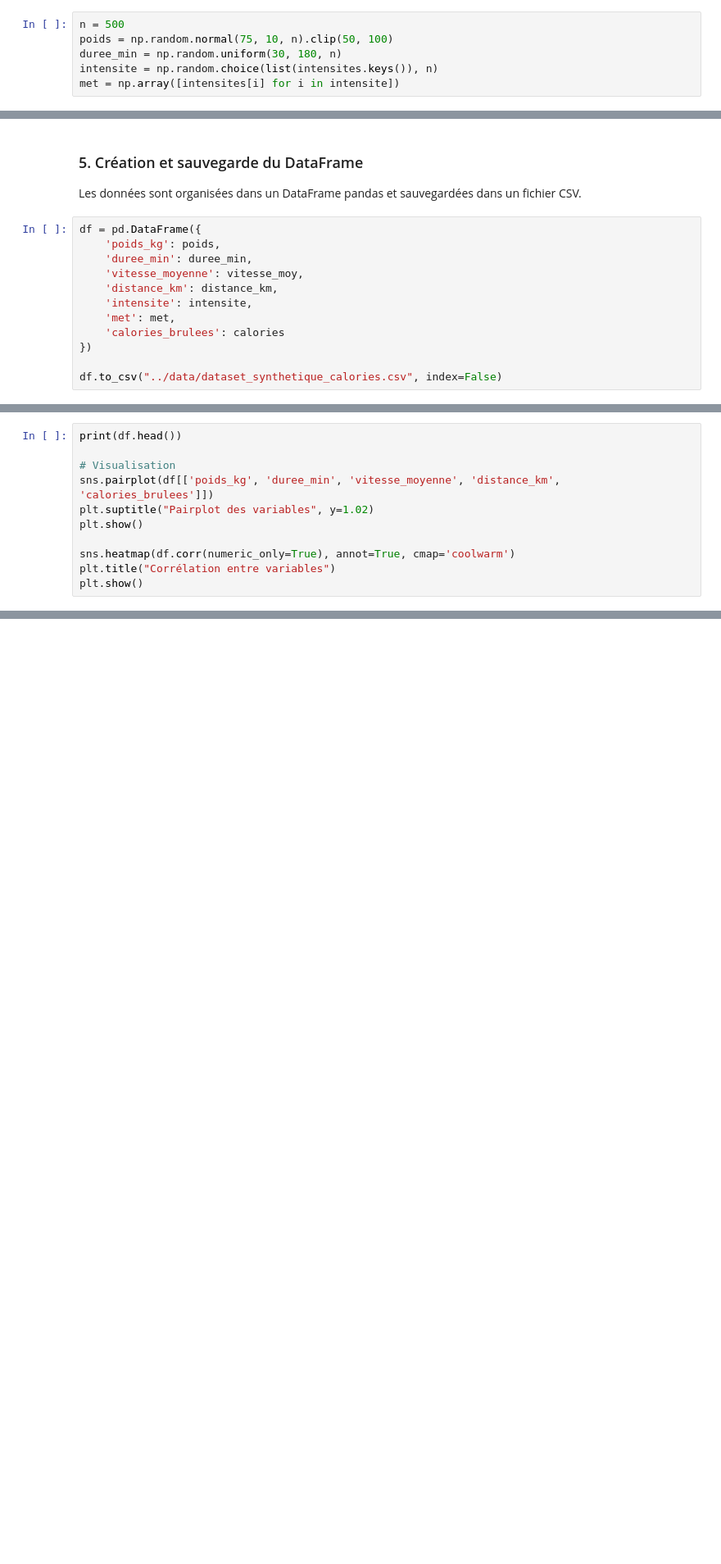
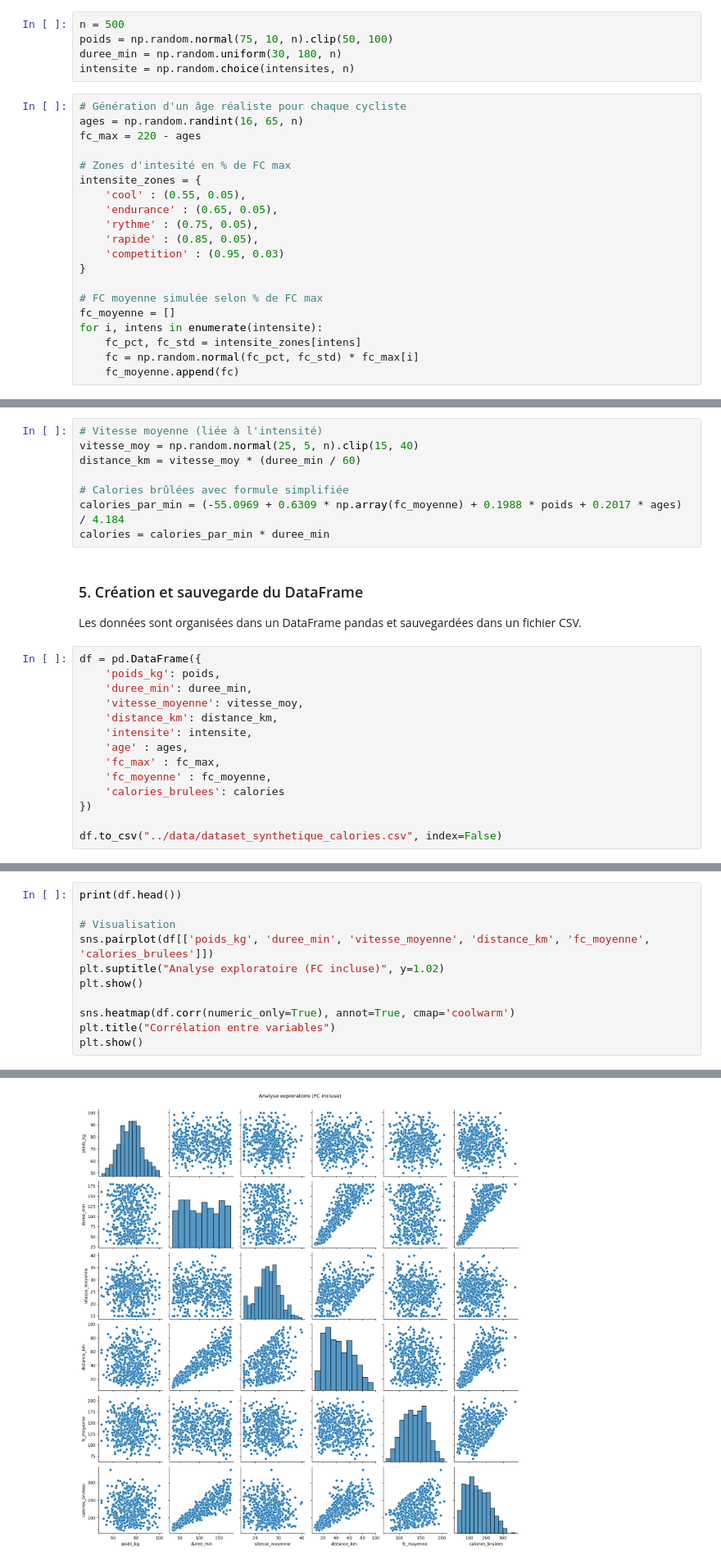
Before and after one commit to arnaudstdr/calories_predictor, a Jupyter notebook: notebooks/data_gen_synthetique.ipynb, the cells around one changed output, grey strips where cells are left out. Shown at 82% size. Cells and saved outputs as stored; diff of their text form; blank space fills up the shorter version.

Commit message:
Intensité calculé avec fréquence cardiaque

```diff
--- a/notebooks/data_gen_synthetique.ipynb
+++ b/notebooks/data_gen_synthetique.ipynb
@@ -40,8 +34,27 @@ On génère 500 enregistrments avec :
 n = 500
 poids = np.random.normal(75, 10, n).clip(50, 100)
 duree_min = np.random.uniform(30, 180, n)
-intensite = np.random.choice(list(intensites.keys()), n)
-met = np.array([intensites[i] for i in intensite])
+intensite = np.random.choice(intensites, n)
+# %%
+# Génération d'un âge réaliste pour chaque cycliste
+ages = np.random.randint(16, 65, n)
+fc_max = 220 - ages
+
+# Zones d'intesité en % de FC max
+intensite_zones = {
+    'cool' : (0.55, 0.05),
+    'endurance' : (0.65, 0.05),
+    'rythme' : (0.75, 0.05),
+    'rapide' : (0.85, 0.05),
+    'competition' : (0.95, 0.03)
+}
+
+# FC moyenne simulée selon % de FC max
+fc_moyenne = []
+for i, intens in enumerate(intensite):
+    fc_pct, fc_std = intensite_zones[intens]
+    fc = np.random.normal(fc_pct, fc_std) * fc_max[i]
+    fc_moyenne.append(fc)
 # %% [markdown]
 ### 4. calculs dérivés
 On calcule :
@@ -57,3 +65,11 @@ distance_km = vitesse_moy * (duree_min / 60)
+# %%
+# Vitesse moyenne (liée à l'intensité)
+vitesse_moy = np.random.normal(25, 5, n).clip(15, 40)
+distance_km = vitesse_moy * (duree_min / 60)
+
+# Calories brûlées avec formule simplifiée
+calories_par_min = (-55.0969 + 0.6309 * np.array(fc_moyenne) + 0.1988 * poids + 0.2017 * ages) / 4.184
+calories = calories_par_min * duree_min
 # %% [markdown]
 ### 5. Création et sauvegarde du DataFrame
 Les données sont organisées dans un DataFrame pandas et sauvegardées dans un fichier CSV.
@@ -64,7 +80,9 @@ df = pd.DataFrame({
     'vitesse_moyenne': vitesse_moy,
     'distance_km': distance_km,
     'intensite': intensite,
-    'met': met,
+    'age' : ages,
+    'fc_max' : fc_max,
+    'fc_moyenne' : fc_moyenne,
     'calories_brulees': calories
 })
 
@@ -78,10 +96,11 @@ On termine par deux visualisations :
 print(df.head())
 
 # Visualisation
-sns.pairplot(df[['poids_kg', 'duree_min', 'vitesse_moyenne', 'distance_km', 'calories_brulees']])
-plt.suptitle("Pairplot des variables", y=1.02)
+sns.pairplot(df[['poids_kg', 'duree_min', 'vitesse_moyenne', 'distance_km', 'fc_moyenne', 'calories_brulees']])
+plt.suptitle("Analyse exploratoire (FC incluse)", y=1.02)
 plt.show()
 
 sns.heatmap(df.corr(numeric_only=True), annot=True, cmap='coolwarm')
 plt.title("Corrélation entre variables")
 plt.show()
+# %% [output]
@@ -87,0 +120 @@ plt.show()
+[figure, added]
```
Also changed, not shown: parts of 3 cells of this notebook, 5 other files.
